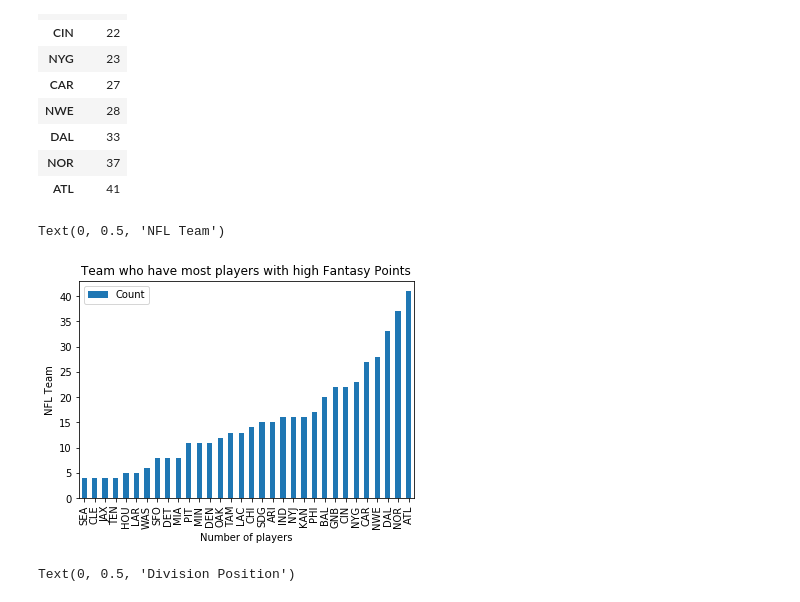
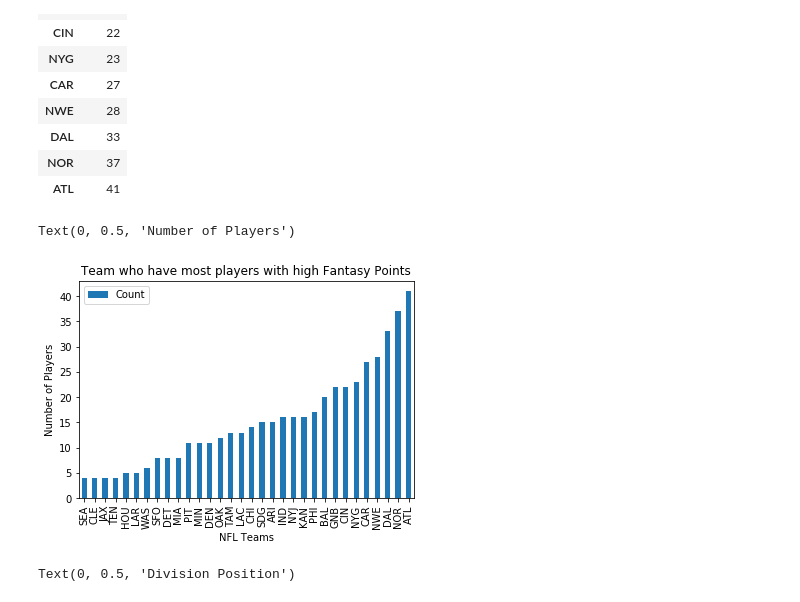
Before and after one commit to Emanuel-Szarek/Coding_for_fun, a Jupyter notebook: NFL Fantasy .ipynb, the cells around one changed output. Cells and saved outputs as stored; diff of their text form; code cells hidden in the pictures.

```diff
--- a/NFL Fantasy .ipynb
+++ b/NFL Fantasy .ipynb
@@ -499,11 +499,11 @@ Most_Players_Asc.tail(10)
 # %%
 Most_Players_Asc.plot(kind = "bar")
 plt.title("Team who have most players with high Fantasy Points")
-plt.xlabel("NFL")
-plt.ylabel("Number of players")
+plt.xlabel("NFL Teams")
+plt.ylabel("Number of Players")
 # %% [output]
-Text(0, 0.5, 'NFL Team')
+Text(0, 0.5, 'Number of Players')
-[figure, old version]
+[figure, new version]
 # %%
 x =GDY_2019_2009['Count']
 y = GDY_2019_2009['Division Position']
```
